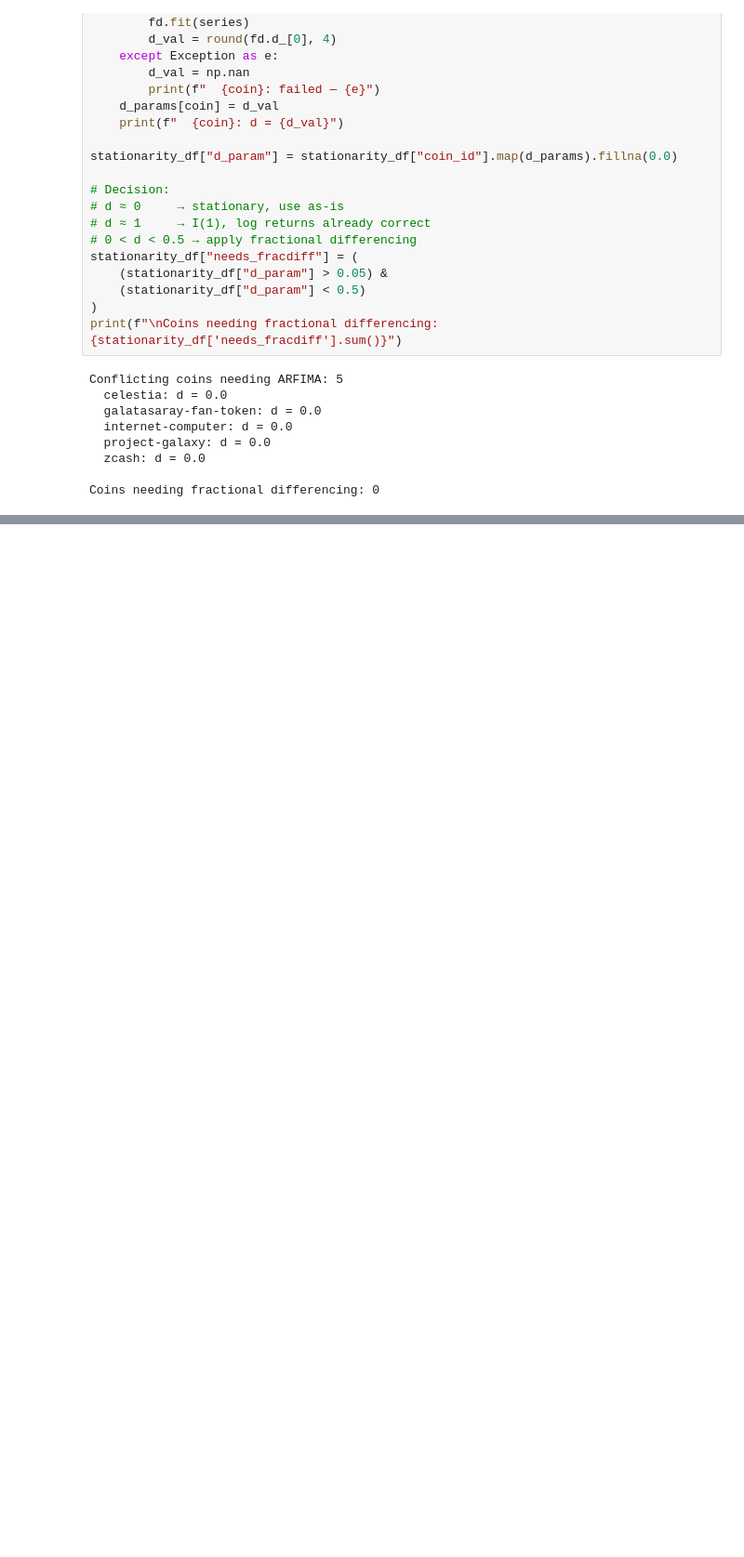
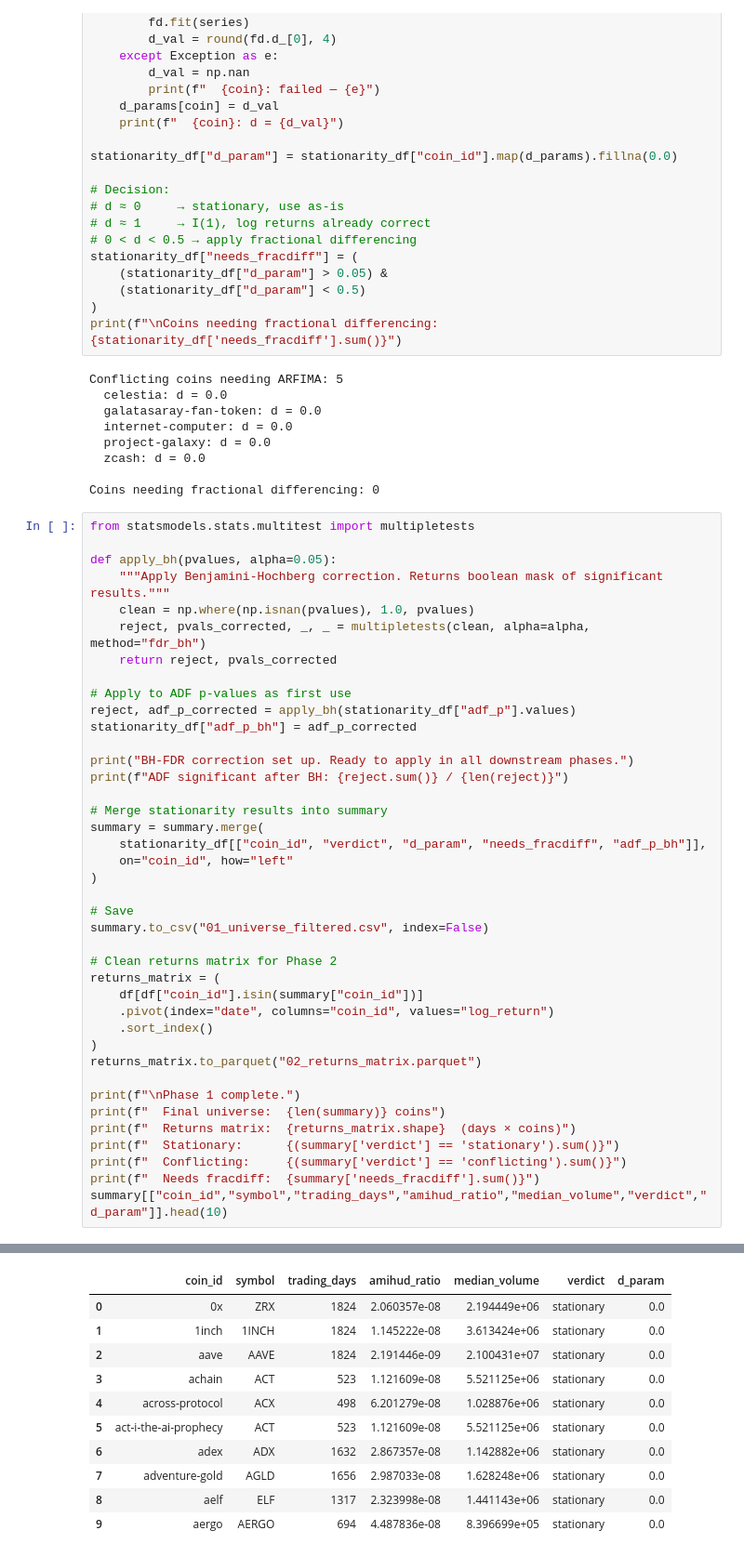
Before and after one commit to shekharbiswas/Crypto_Similarity, a Jupyter notebook: phases/phase1.ipynb, the cells around one changed output, grey strips where cells are left out. Shown at 93% size. Drawn from its saved outputs; the diff is of its cells as text; blank space fills up the shorter version.

```diff
--- a/phases/phase1.ipynb
+++ b/phases/phase1.ipynb
@@ -325,3 +325,44 @@ Conflicting coins needing ARFIMA: 5
   zcash: d = 0.0
 
 Coins needing fractional differencing: 0
+# %%
+from statsmodels.stats.multitest import multipletests
+
+def apply_bh(pvalues, alpha=0.05):
+    """Apply Benjamini-Hochberg correction. Returns boolean mask of significant results."""
+    clean = np.where(np.isnan(pvalues), 1.0, pvalues)
+    reject, pvals_corrected, _, _ = multipletests(clean, alpha=alpha, method="fdr_bh")
+    return reject, pvals_corrected
+
+# Apply to ADF p-values as first use
+reject, adf_p_corrected = apply_bh(stationarity_df["adf_p"].values)
+stationarity_df["adf_p_bh"] = adf_p_corrected
+
+print("BH-FDR correction set up. Ready to apply in all downstream phases.")
+print(f"ADF significant after BH: {reject.sum()} / {len(reject)}")
+
+# Merge stationarity results into summary
+summary = summary.merge(
+    stationarity_df[["coin_id", "verdict", "d_param", "needs_fracdiff", "adf_p_bh"]],
+    on="coin_id", how="left"
+)
+
+# Save
+summary.to_csv("01_universe_filtered.csv", index=False)
+
+# Clean returns matrix for Phase 2
+returns_matrix = (
+    df[df["coin_id"].isin(summary["coin_id"])]
+    .pivot(index="date", columns="coin_id", values="log_return")
+    .sort_index()
+)
+returns_matrix.to_parquet("02_returns_matrix.parquet")
+
+print(f"\nPhase 1 complete.")
+print(f"  Final universe:  {len(summary)} coins")
+print(f"  Returns matrix:  {returns_matrix.shape}  (days × coins)")
+print(f"  Stationary:      {(summary['verdict'] == 'stationary').sum()}")
+print(f"  Conflicting:     {(summary['verdict'] == 'conflicting').sum()}")
+print(f"  Needs fracdiff:  {summary['needs_fracdiff'].sum()}")
+summary[["coin_id","symbol","trading_days","amihud_ratio","median_volume","verdict","d_param"]].head(10)
+# %% [output]
@@ -327,0 +378,11 @@ Coins needing fractional differencing: 0
+|  | coin_id | symbol | trading_days | amihud_ratio | median_volume | verdict | d_param |
+| 0 | 0x | ZRX | 1824 | 2.060357e-08 | 2.194449e+06 | stationary | 0.0 |
+| 1 | 1inch | 1INCH | 1824 | 1.145222e-08 | 3.613424e+06 | stationary | 0.0 |
+| 2 | aave | AAVE | 1824 | 2.191446e-09 | 2.100431e+07 | stationary | 0.0 |
+| 3 | achain | ACT | 523 | 1.121609e-08 | 5.521125e+06 | stationary | 0.0 |
+| 4 | across-protocol | ACX | 498 | 6.201279e-08 | 1.028876e+06 | stationary | 0.0 |
+| 5 | act-i-the-ai-prophecy | ACT | 523 | 1.121609e-08 | 5.521125e+06 | stationary | 0.0 |
+| 6 | adex | ADX | 1632 | 2.867357e-08 | 1.142882e+06 | stationary | 0.0 |
+| 7 | adventure-gold | AGLD | 1656 | 2.987033e-08 | 1.628248e+06 | stationary | 0.0 |
+| 8 | aelf | ELF | 1317 | 2.323998e-08 | 1.441143e+06 | stationary | 0.0 |
+| 9 | aergo | AERGO | 694 | 4.487836e-08 | 8.396699e+05 | stationary | 0.0 |
```
Also changed, not shown: parts of 1 cell of this notebook, 1 other file.
